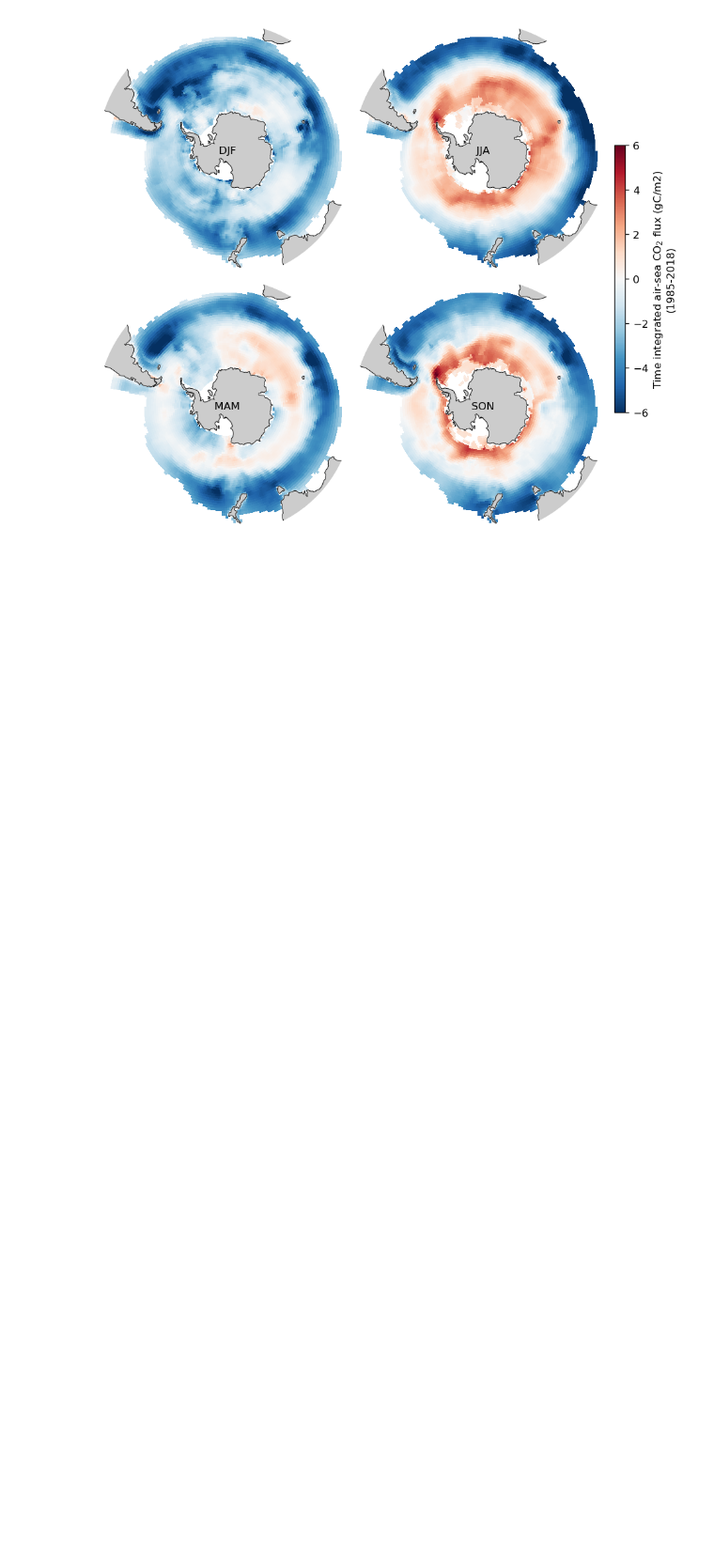
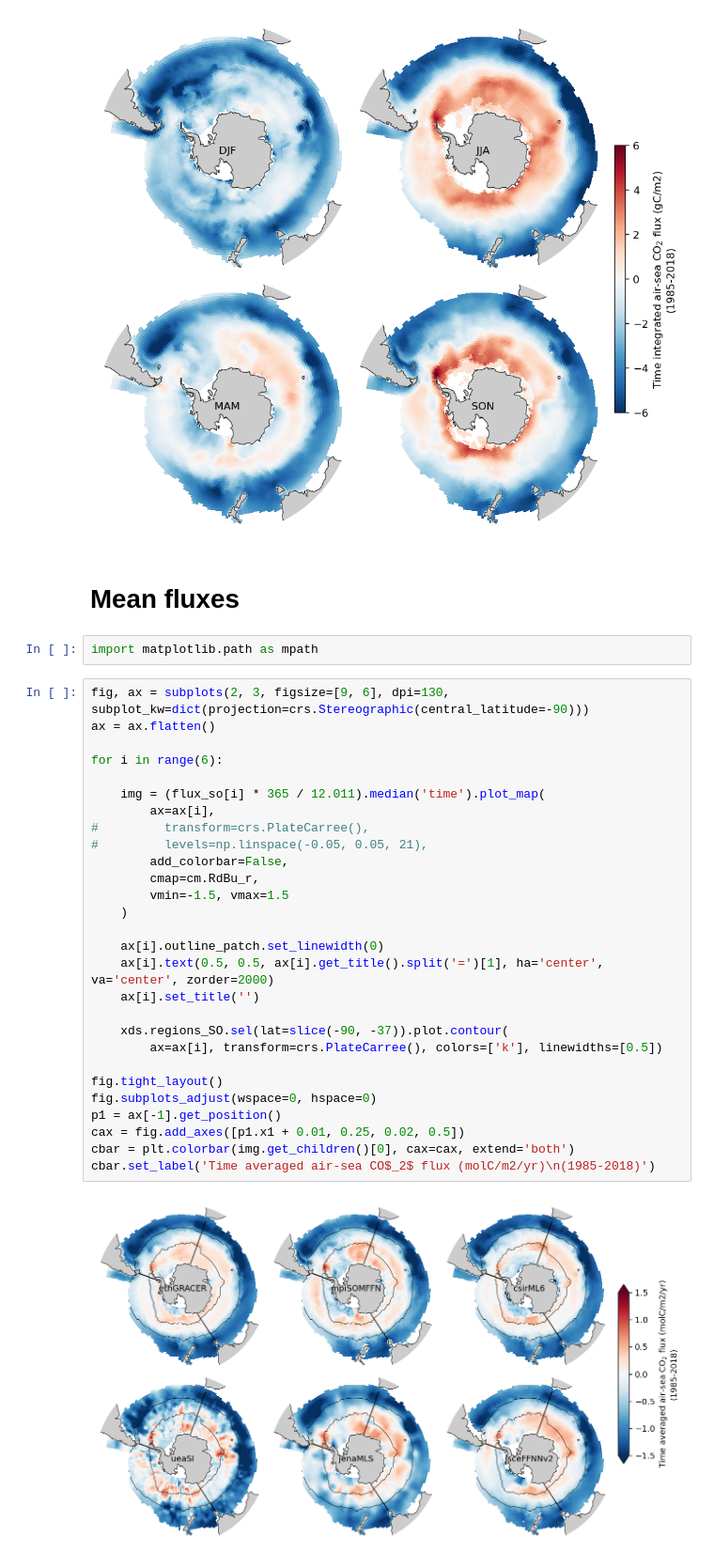
Before and after one commit to RECCAP2-ocean/Southern-Ocean, a Jupyter notebook: notebooks/data-products-fluxes.ipynb, the cells around one changed output. Shown at 94% size. Cells and saved outputs as stored; diff of their text form; blank space fills up the shorter version.

```diff
--- a/notebooks/data-products-fluxes.ipynb
+++ b/notebooks/data-products-fluxes.ipynb
@@ -266,3 +274,37 @@ cbar = plt.colorbar(img.get_children()[0], cax=cax)
 cbar.set_label('Time integrated air-sea CO$_2$ flux (gC/m2)\n(1985-2018)')
 # %% [output]
 [figure]
+# %% [markdown]
+# Mean fluxes
+# %%
+import matplotlib.path as mpath
+# %%
+fig, ax = subplots(2, 3, figsize=[9, 6], dpi=130, subplot_kw=dict(projection=crs.Stereographic(central_latitude=-90)))
+ax = ax.flatten()
+
+for i in range(6):
+
+    img = (flux_so[i] * 365 / 12.011).median('time').plot_map(
+        ax=ax[i],
+#         transform=crs.PlateCarree(),
+#         levels=np.linspace(-0.05, 0.05, 21),
+        add_colorbar=False,
+        cmap=cm.RdBu_r,
+        vmin=-1.5, vmax=1.5
+    )
+
+    ax[i].outline_patch.set_linewidth(0)
+    ax[i].text(0.5, 0.5, ax[i].get_title().split('=')[1], ha='center', va='center', zorder=2000)
+    ax[i].set_title('')
+
+    xds.regions_SO.sel(lat=slice(-90, -37)).plot.contour(
+        ax=ax[i], transform=crs.PlateCarree(), colors=['k'], linewidths=[0.5])
+
+fig.tight_layout()
+fig.subplots_adjust(wspace=0, hspace=0)
+p1 = ax[-1].get_position()
+cax = fig.add_axes([p1.x1 + 0.01, 0.25, 0.02, 0.5])
+cbar = plt.colorbar(img.get_children()[0], cax=cax, extend='both')
+cbar.set_label('Time averaged air-sea CO$_2$ flux (molC/m2/yr)\n(1985-2018)')
+# %% [output]
+[figure, added]
```
Also changed, not shown: parts of 9 cells of this notebook.
